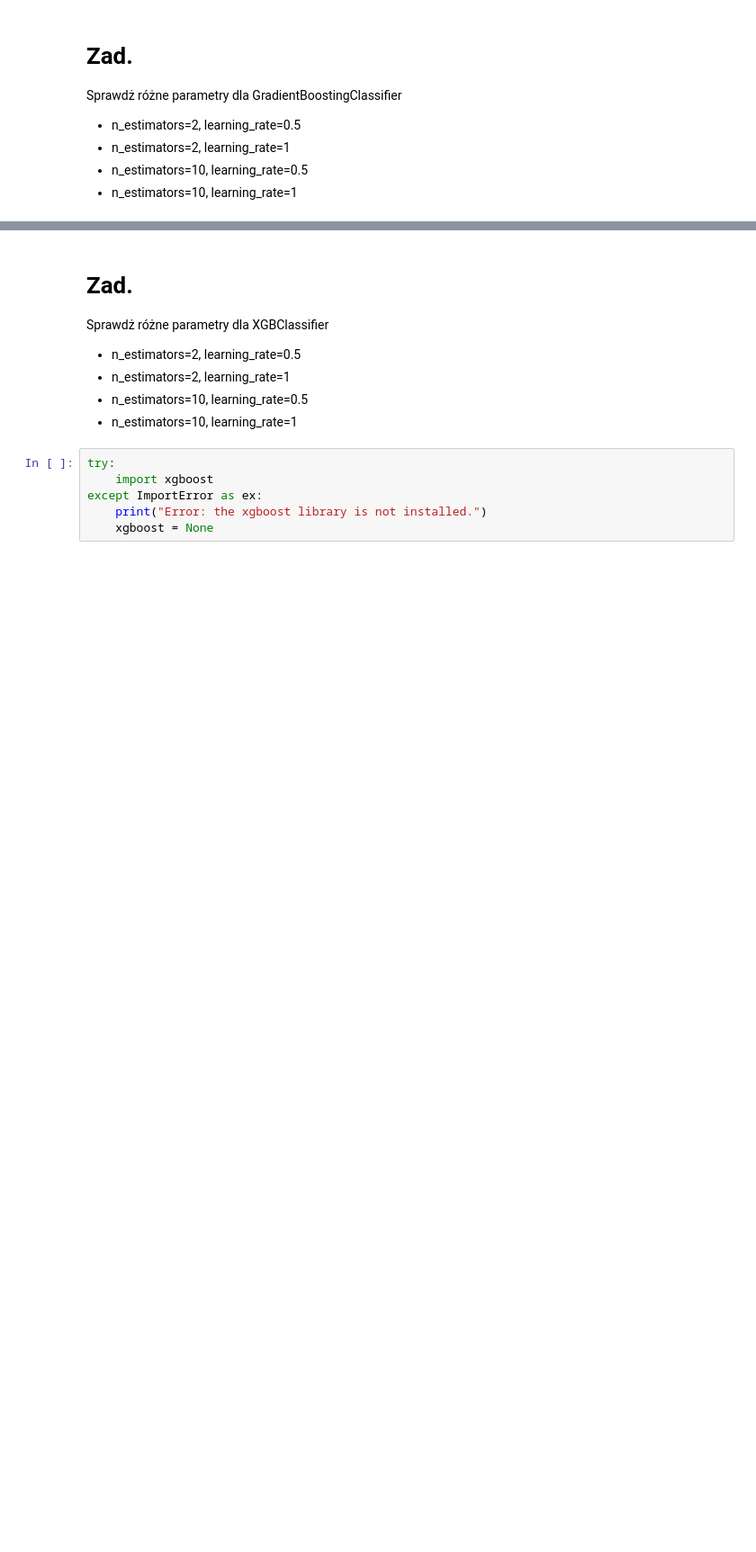
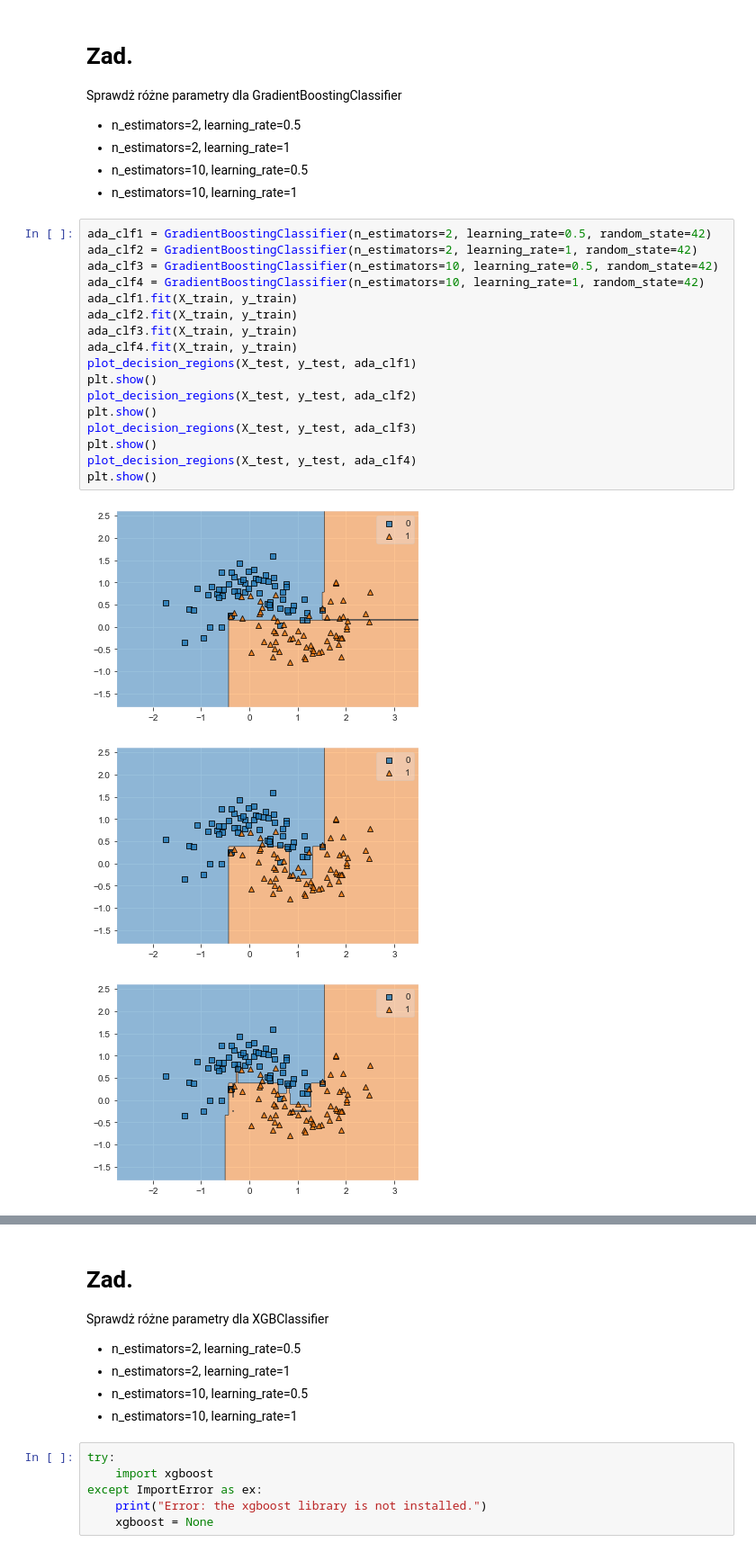
Before and after one commit to she3r/podstawy_sztucznej_inteligencji, a Jupyter notebook: Z10_H_Gradient_Boosting.ipynb, the cells around one changed output, grey strips where cells are left out. Shown: that part at 90% size. Saved outputs shown, nothing was run; the diff lists cells and outputs as text; blank space fills up the shorter version.

```diff
--- a/Z10_H_Gradient_Boosting.ipynb
+++ b/Z10_H_Gradient_Boosting.ipynb
@@ -44,3 +39,24 @@ Sprawdż różne parametry dla GradientBoostingClassifier
 * n_estimators=2, learning_rate=1
 * n_estimators=10, learning_rate=0.5
 * n_estimators=10, learning_rate=1
+# %%
+ada_clf1 = GradientBoostingClassifier(n_estimators=2, learning_rate=0.5, random_state=42)
+ada_clf2 = GradientBoostingClassifier(n_estimators=2, learning_rate=1, random_state=42)
+ada_clf3 = GradientBoostingClassifier(n_estimators=10, learning_rate=0.5, random_state=42)
+ada_clf4 = GradientBoostingClassifier(n_estimators=10, learning_rate=1, random_state=42)
+ada_clf1.fit(X_train, y_train)
+ada_clf2.fit(X_train, y_train)
+ada_clf3.fit(X_train, y_train)
+ada_clf4.fit(X_train, y_train)
+plot_decision_regions(X_test, y_test, ada_clf1)
+plt.show()
+plot_decision_regions(X_test, y_test, ada_clf2)
+plt.show()
+plot_decision_regions(X_test, y_test, ada_clf3)
+plt.show()
+plot_decision_regions(X_test, y_test, ada_clf4)
+plt.show()
+# %% [output]
+[figure, added]
+[figure, added]
+[figure, added]
```
Also changed, not shown: parts of 7 cells of this notebook, 8 other files.
